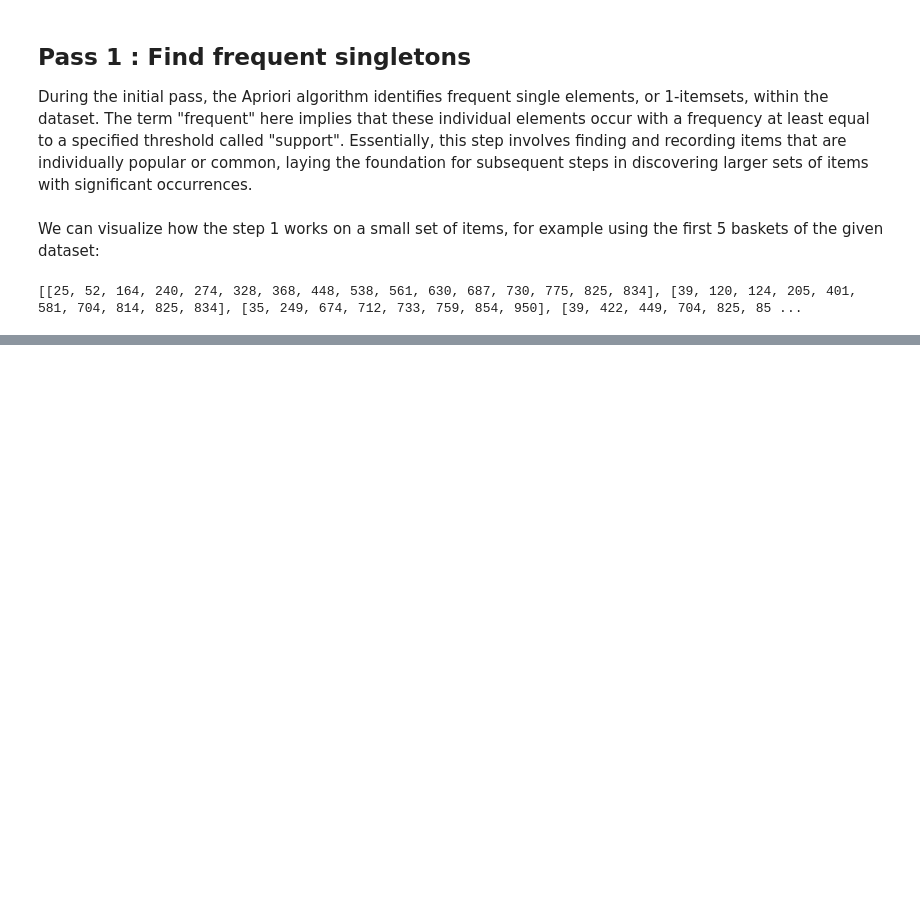
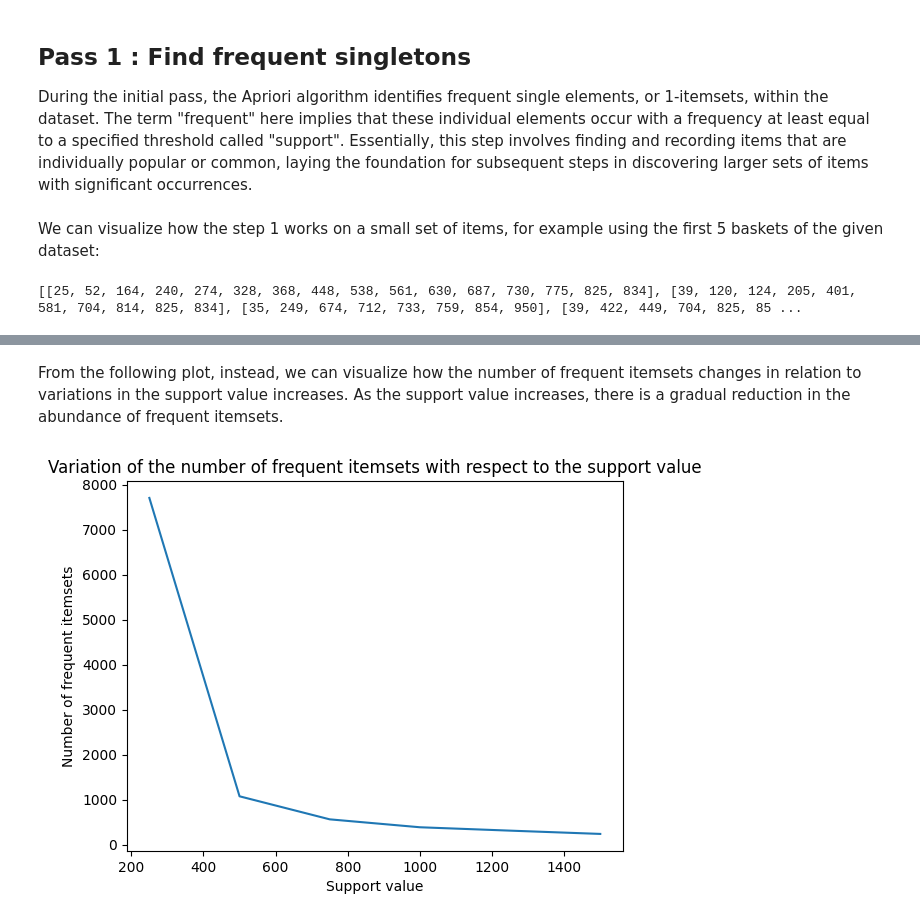
Before and after one commit to SaladSlayer00/Data-Mining-2023, a Jupyter notebook: Homework_2/ID2222_Homework_2_Insalata_Puccioni.ipynb, the cells around one changed output, grey strips where cells are left out. Saved outputs shown, nothing was run; the diff lists cells and outputs as text; code cells hidden in the pictures; blank space fills up the shorter version.

```diff
--- a/Homework_2/ID2222_Homework_2_Insalata_Puccioni.ipynb
+++ b/Homework_2/ID2222_Homework_2_Insalata_Puccioni.ipynb
@@ -120,0 +228,10 @@ Frequent 5-itemsets: []
+# %% [markdown]
+ From the following plot, instead, we can visualize how the number of frequent itemsets changes in relation to variations in the support value increases. As the support value increases, there is a gradual reduction in the abundance of frequent itemsets.
+# %%
+plt.plot(supports, number_of_freq_items)
+plt.xlabel('Support value')
+plt.ylabel('Number of frequent itemsets')
+plt.title('Variation of the number of frequent itemsets with respect to the support value')
+plt.show()
+# %% [output]
+[figure, added]
```
Also changed, not shown: parts of 27 cells of this notebook.
